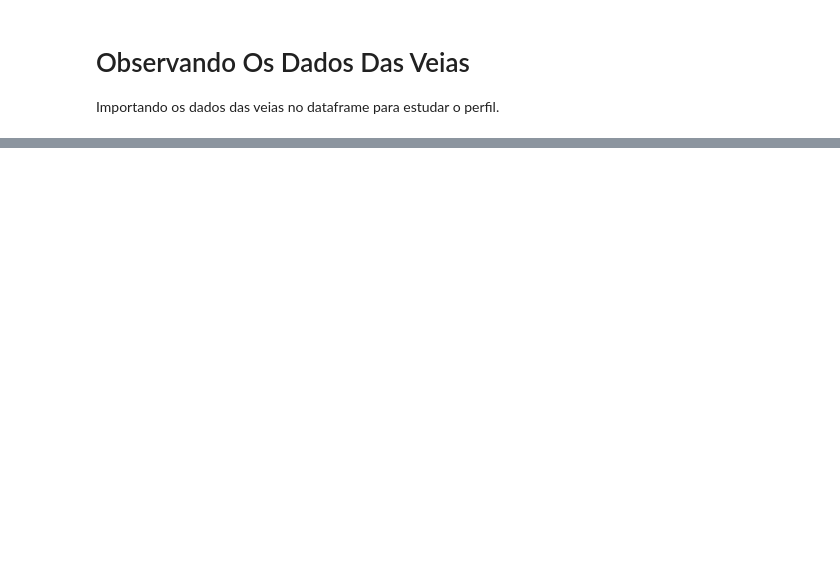
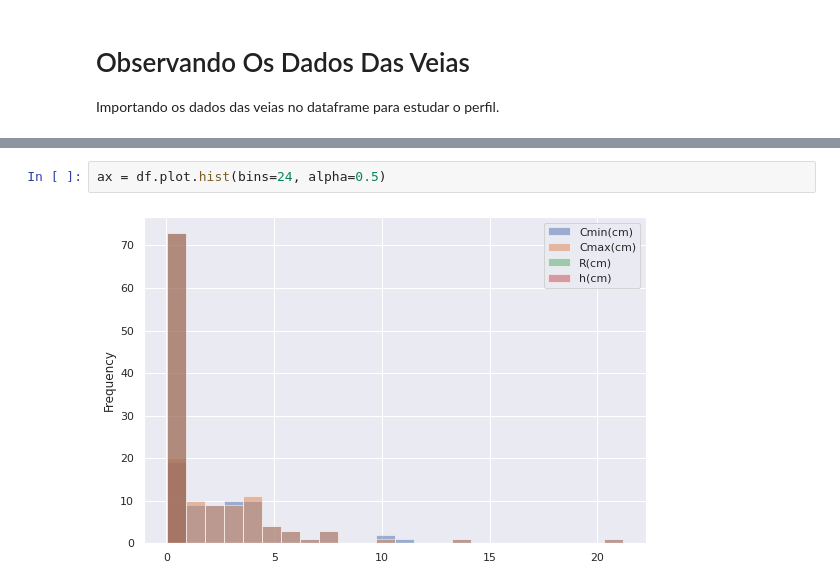
Before and after one commit to labase/nanite, a Jupyter notebook: src/ipnb/GeraMapaArterial.ipynb, the cells around one changed output, grey strips where cells are left out. Cells and saved outputs as stored; diff of their text form; blank space fills up the shorter version.

```diff
--- a/src/ipnb/GeraMapaArterial.ipynb
+++ b/src/ipnb/GeraMapaArterial.ipynb
@@ -91 +90,5 @@ df
 73 rows × 5 columns
+# %%
+ax = df.plot.hist(bins=24, alpha=0.5)
+# %% [output]
+[figure, added]
```
Also changed, not shown: parts of 6 cells of this notebook.
